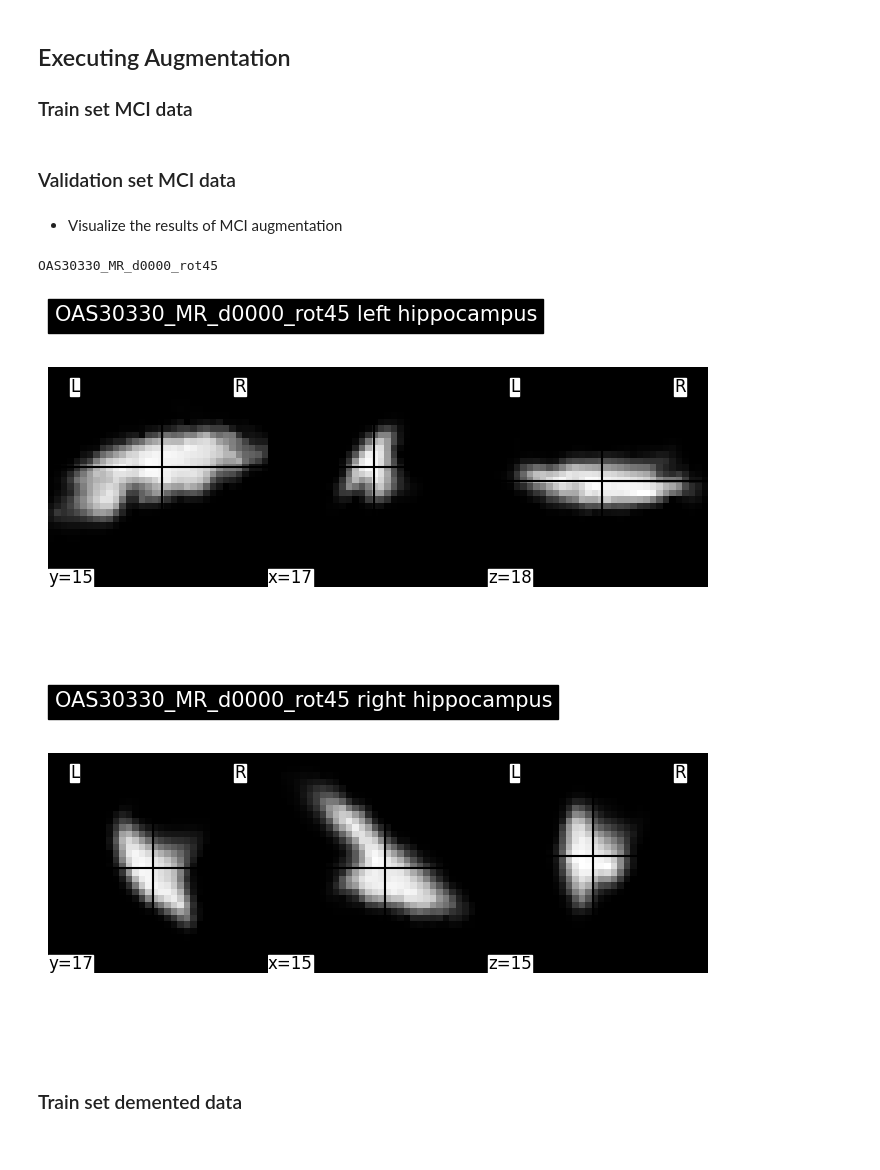
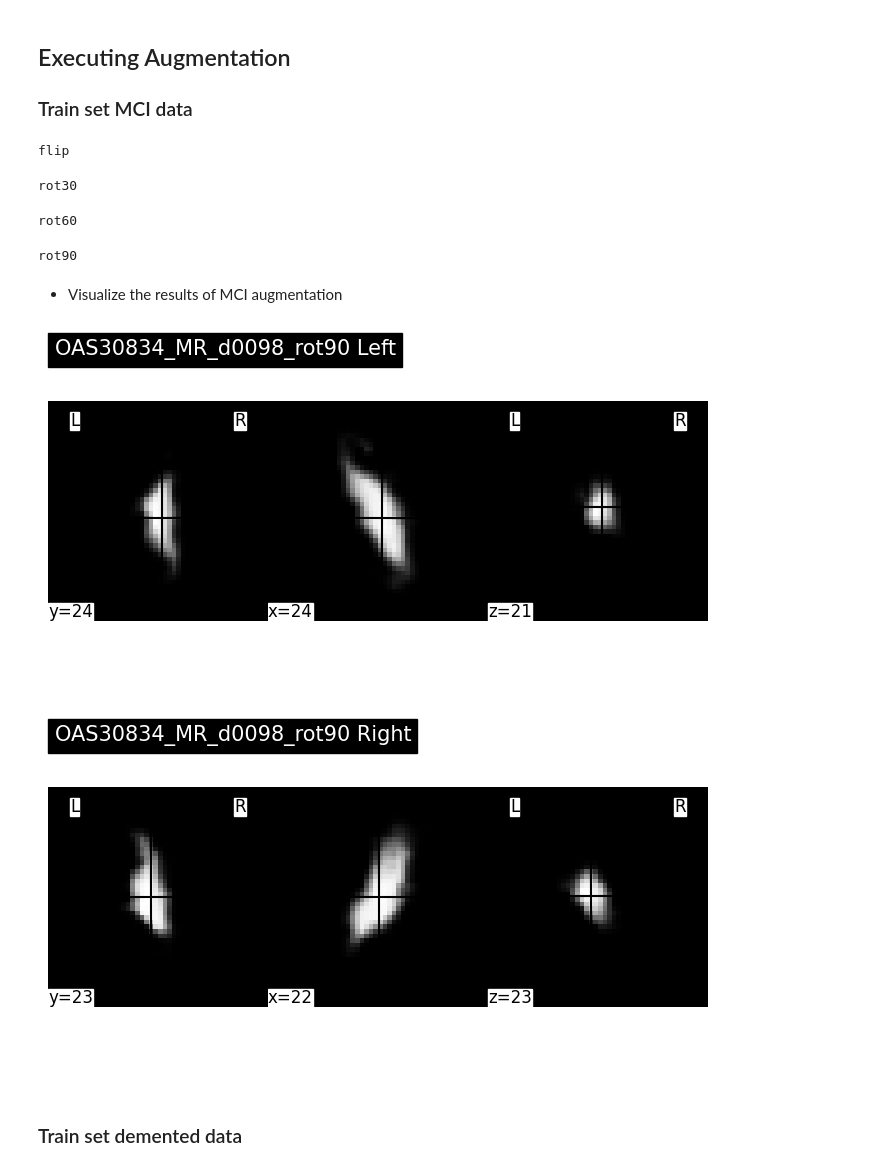
Before and after one commit to GiacomoDetomaso/alzheimer-mci-project, a Jupyter notebook: notebooks/4_data_pre_processing.ipynb, the cells around one changed output. Cells and saved outputs as stored; diff of their text form; code cells hidden in the pictures.

```diff
--- a/notebooks/4_data_pre_processing.ipynb
+++ b/notebooks/4_data_pre_processing.ipynb
@@ -50,3 +51,13 @@ base_dir_val = os.path.join('..', 'data', 'validation_freesurfers')
+# %%
+left_hippo = 'posterior_Left-Hippocampus.mgz'
+#left_hippo = 'posterior_left_hippocampal_fissure.mgz'
+left_hippo_processed = 'posterior_Left-Hippocampus.nii.gz'
+#left_hippo_processed = 'posterior_left_hippocampal_fissure.nii.gz'
+
+right_hippo = 'posterior_Right-Hippocampus.mgz'
+#right_hippo = 'posterior_right_hippocampal_fissure.mgz'
+right_hippo_processed = 'posterior_Right-Hippocampus.nii.gz'
+#right_hippo_processed = 'posterior_right_hippocampal_fissure.nii.gz'
 # %% [markdown]
 ## Dataset definition for standard pre-processing
 
@@ -148,6 +188,7 @@ full_val_set_df = (
 # %%
-full_train_set_df = full_train_set_df.drop(index=full_train_set_df[full_train_set_df['augmentation'] == 'normal'].index)
-full_val_set_df = full_val_set_df.drop(index=full_val_set_df[full_val_set_df['augmentation'] == 'normal'].index)
+full_train_set_df = full_train_set_df.drop(
+    index=full_train_set_df[full_train_set_df['augmentation'] == 'normal'].index
+)
 # %% [markdown]
 - Define sub-dataframe that will be the inpur for the pre-processing module
 # %%
@@ -268,2 +284,0 @@ pr.execute_pre_processing(
-# %% [markdown]
-### Validation set MCI data
@@ -277,14 +285,31 @@ pr.execute_pre_processing(
+# %%
+for aug in augs:
+    print(aug)
+    pr.execute_pre_processing(
+        save_dir_name='train_freesurfers_preprocess',
+        datasets=mci_train_datasets[indexer[aug]],
+        spatial_size=SPATIAL_SIZE,
+        additional_operations=aug_ops[aug],
+        left_file_name=left_hippo_processed,
+        right_file_name=right_hippo_processed,
+    )
+# %% [output]
+flip
+rot30
+rot60
+rot90
 # %% [markdown]
 - Visualize the results of MCI augmentation
 # %%
 p.plot_img_by_experiment_id(
     dir=os.path.join('..', 'data', 'train_freesurfers_preprocess'),
-    id=aug_mci_train_df['MR_session'].sample(n=1).to_list()[0]
+    id=aug_mci_train_df['MR_session'].sample(n=1).to_list()[0],
+    file_name_left=left_hippo_processed,
+    file_name_right=right_hippo_processed
 )
 # %% [output]
-OAS30330_MR_d0000_rot45
-[figure, old version]
+[figure, new version]
-[figure, old version]
+[figure, new version]
 # %% [markdown]
 ### Train set demented data
 # %%
```
Also changed, not shown: parts of 49 cells of this notebook, 13 other files.
